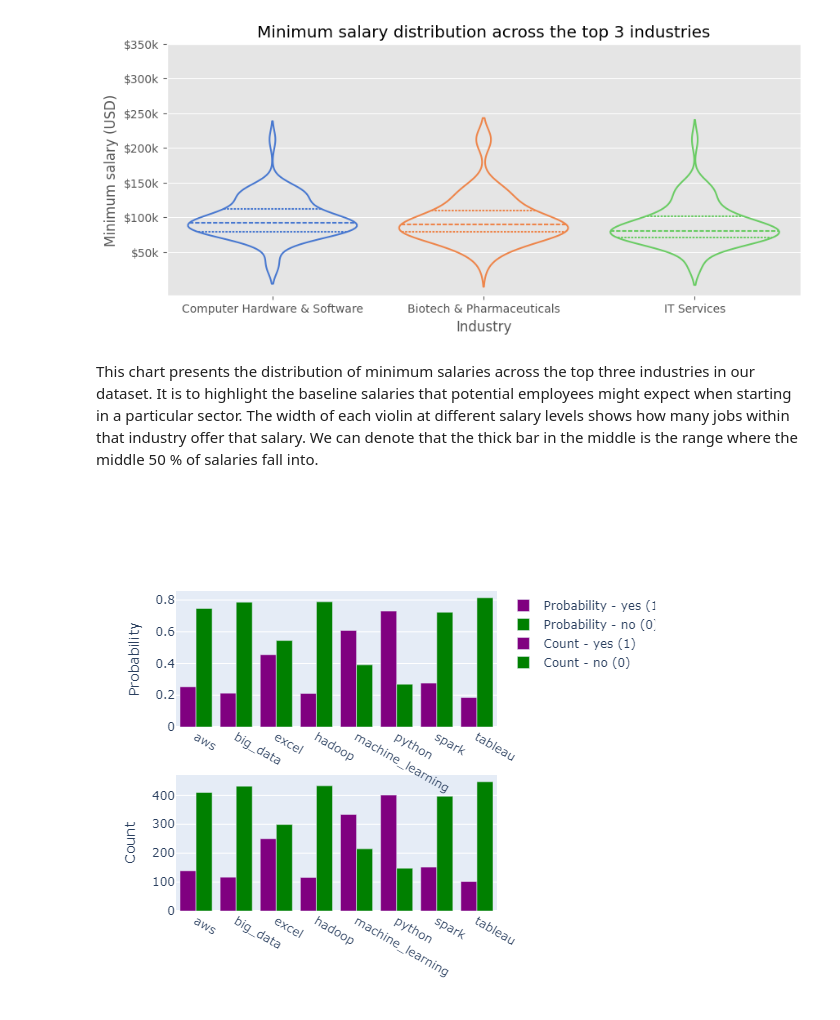
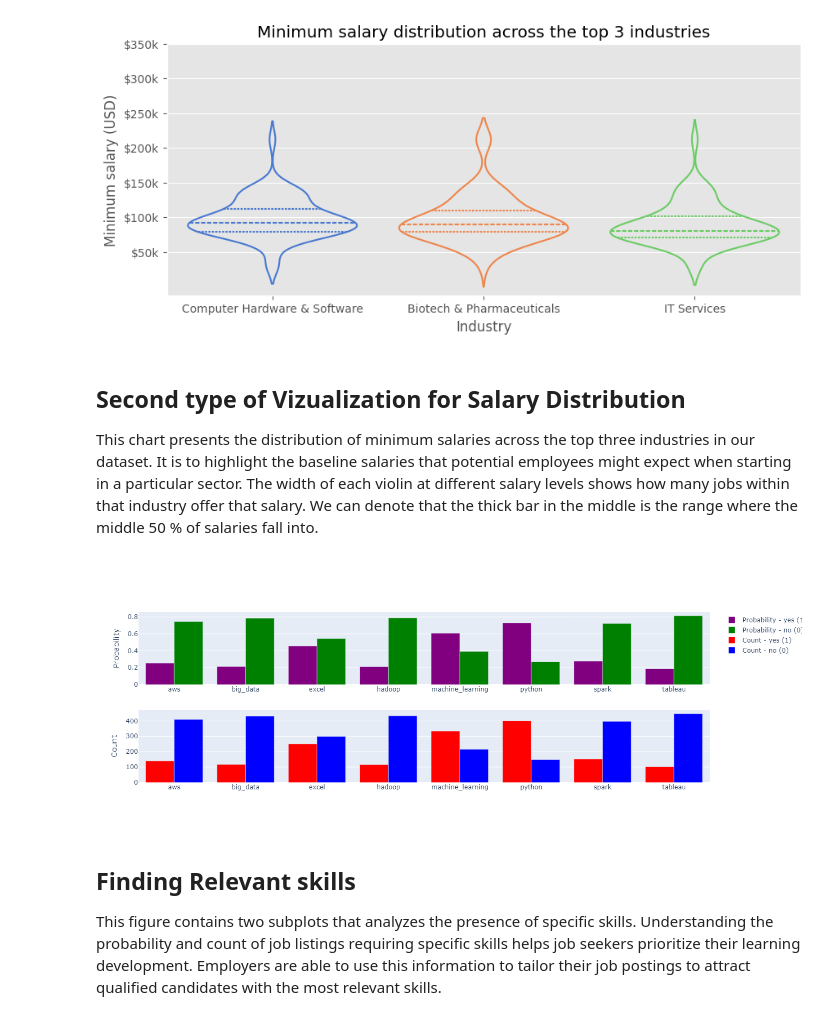
Before and after one commit to AngelX62/Data-Science-Job-Clean, a Jupyter notebook: Data_Science.ipynb, the cells around one changed output. Drawn from its saved outputs; the diff is of its cells as text; code cells hidden in the pictures.

```diff
--- a/Data_Science.ipynb
+++ b/Data_Science.ipynb
@@ -571,19 +571,25 @@ ax.set_title('Minimum salary distribution across the top 3 industries')
 Text(0.5, 1.0, 'Minimum salary distribution across the top 3 industries')
 [figure]
 # %% [markdown]
+## Second type of Vizualization for Salary Distribution
 This chart presents the distribution of minimum salaries across the top three industries in our dataset. It is to highlight the baseline salaries that potential employees might expect when starting in a particular sector. The width of each violin at different salary levels shows how many jobs within that industry offer that salary. We can denote that the thick bar in the middle is the range where the middle 50 % of salaries fall into.
 # %%
+# To create subplots with 2 rows and 1 column
 fig = make_subplots(rows=2, cols=1)
+# Get required data for melt function
 data = df[['python', 'excel', 'hadoop', 'spark',
              'tableau', 'aws', 'big_data', 'machine_learning']]
-
+# Melt function: Unpivots a DataFrame from a wide format to a long format
+# Converts DataFrame into long DataFrame with two columns: Skill and Presence
 data_melted = data.melt(var_name='Skill', value_name='Presence')
+# Grouping data and resetting index
 prob_data = data_melted.groupby(['Skill', 'Presence']).size().reset_index(name = 'Count')
+# divide the total of Counts by the number of skill req
 prob_data['Probability'] = prob_data['Count'] / len(data)
-
+# Subplot #1
 fig.add_trace(
-    go.Bar(x=prob_data.query('Presence == 1')['Skill'], #prob_data[prob_data['Presence'] == 1]['Skill'],
-           y=prob_data.query('Presence == 1')['Probability'], #prob_data[prob_data['Presence'] == 1]['Probability'],
+    go.Bar(x=prob_data.query('Presence == 1')['Skill'],
+           y=prob_data.query('Presence == 1')['Probability'],
            name='Probability - yes (1)',
            marker_color = 'purple'
     ),
@@ -596,36 +602,39 @@ fig.add_trace(
             name='Probability - no (0)',
             marker_color = 'Green'
     ),
     row=1, col=1
 )
 
 fig.add_trace(
      go.Bar(x=prob_data[prob_data['Presence'] == 1]['Skill'],
             y=prob_data[prob_data['Presence'] == 1]['Count'],
             name='Count - yes (1)',
-            marker_color = 'purple'
+            marker_color = 'red'
     ),
     row=2, col=1
 )
 
 fig.add_trace(
      go.Bar(x=prob_data[prob_data['Presence'] == 0]['Skill'],
             y=prob_data[prob_data['Presence'] == 0]['Count'],
             name='Count - no (0)',
-            marker_color = 'Green'
+            marker_color = 'blue'
     ),
     row=2, col=1
 )
 
 fig.update_layout(height=500,
                   width=1000)
 
 fig.update_yaxes(title_text='Probability', row=1, col=1)
 fig.update_yaxes(title_text='Count', row=2, col=1)
 
 fig.show()
 # %% [output]
-[figure, old version]
+[figure, new version]
+# %% [markdown]
+## Finding Relevant skills
+This figure contains two subplots that analyzes the presence of specific skills. Understanding the probability and count of job listings requiring specific skills helps job seekers prioritize their learning development. Employers are able to use this information to tailor their job postings to attract qualified candidates with the most relevant skills.
 # %%
 correl = df[['python', 'excel', 'hadoop', 'spark',
              'tableau', 'aws', 'big_data', 'machine_learning']].corr()
```
Also changed, not shown: parts of 4 cells of this notebook.
